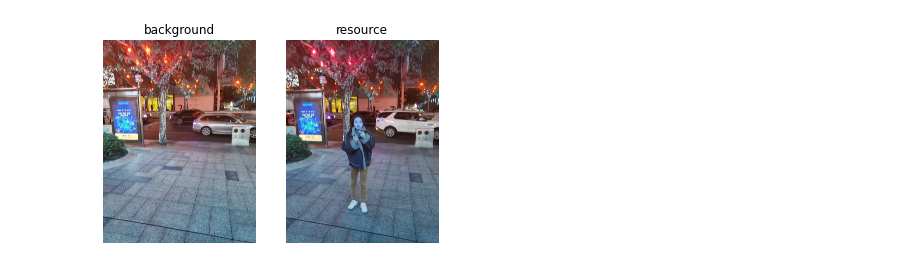
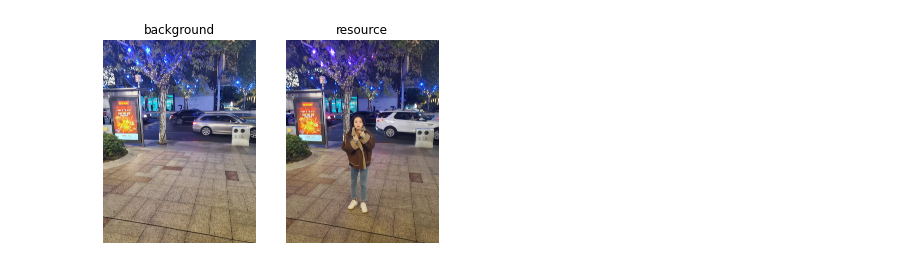
Before and after one commit to Pupuyan/bg_peter_test, a Jupyter notebook: BG_matting_Peter.ipynb, the cells around one changed output. Saved outputs shown, nothing was run; the diff lists cells and outputs as text; code cells hidden in the pictures.

```diff
--- a/BG_matting_Peter.ipynb
+++ b/BG_matting_Peter.ipynb
@@ -52,21 +52,24 @@ def peter_bg_matting(bgr_name, src_name, test_folder = "/content/drive/MyDrive/b
 # %%
 bgr_name = 'human_bgr.jpg'
 src_name = 'human_src2.jpg'
 rootpath = "/content/drive/MyDrive/bgr_and_src/"
 
 bgr = cv2.imread(os.path.join(rootpath, bgr_name))
 src = cv2.imread(os.path.join(rootpath, src_name))
+
+src = cv2.cvtColor(src, cv2.COLOR_BGR2RGB)
+bgr = cv2.cvtColor(bgr, cv2.COLOR_BGR2RGB)
 
 plt.subplot(1,2,1)
 plt.imshow(bgr)
 plt.title('background')
 plt.axis('off')
 
 plt.subplot(1,2,2)
 plt.imshow(src)
 plt.title('resource')
 plt.axis('off')
 
 plt.show() # the kernel is asymmetric, so the outputs are different
 # %% [output]
-[figure, old version]
+[figure, new version]
```
Also changed, not shown: parts of 3 cells of this notebook.
